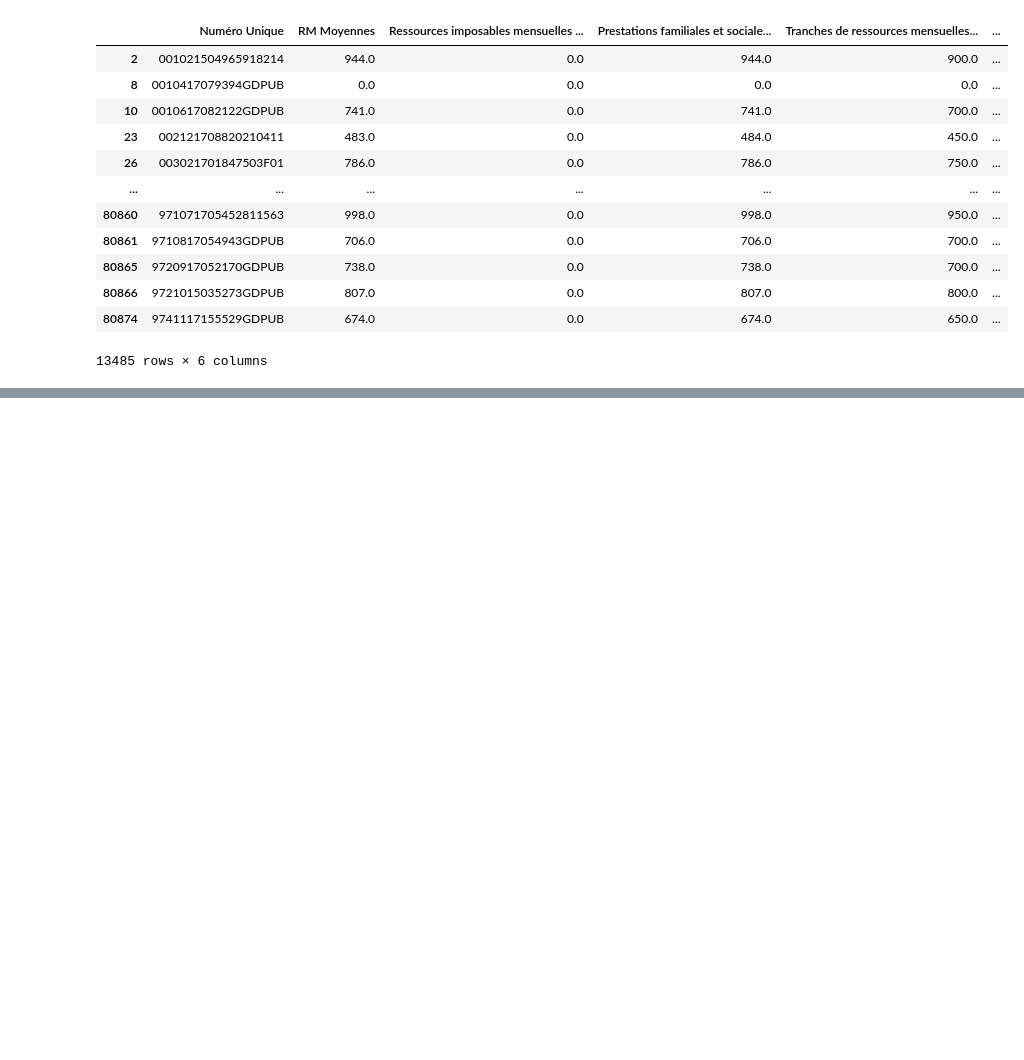
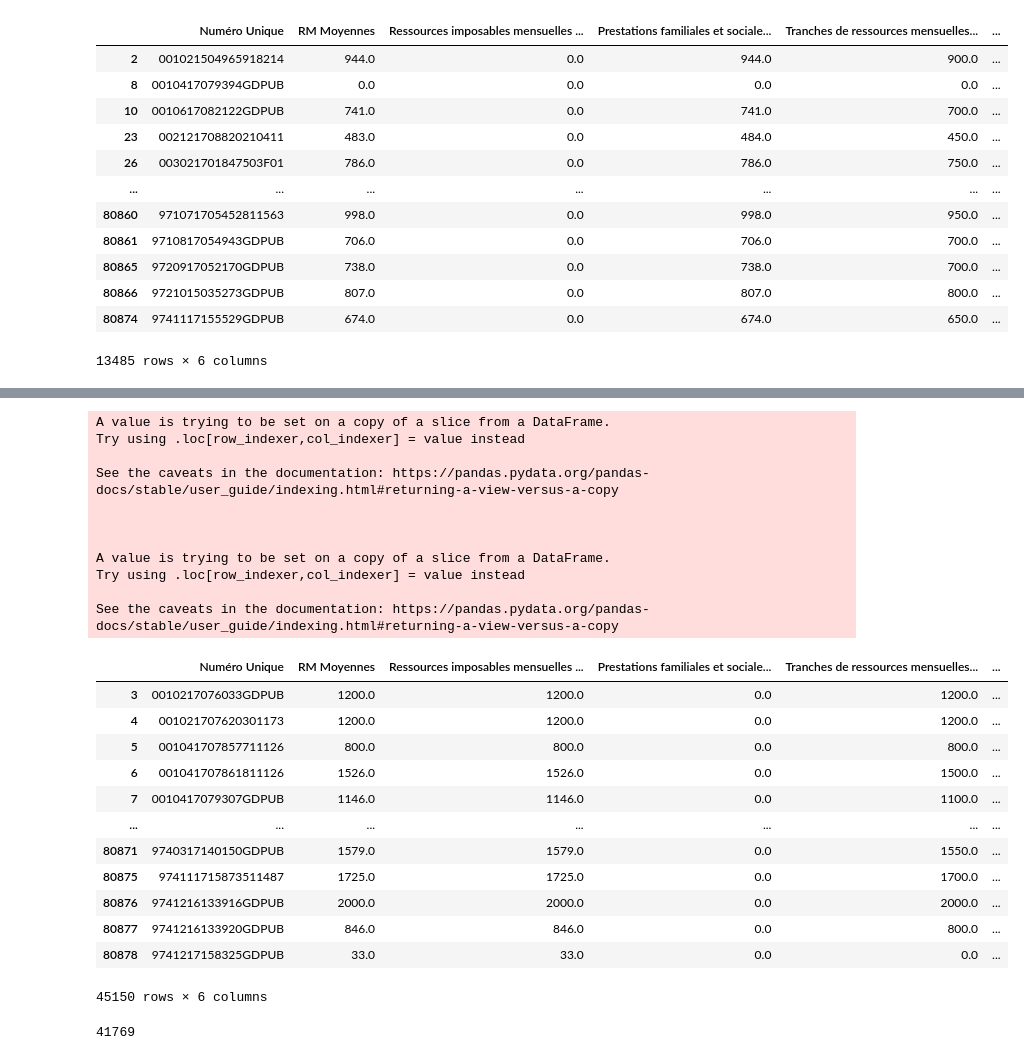
Before and after one commit to cmllbll/Social-Housing-in-France, a Jupyter notebook: Tableaux.ipynb, the cells around one changed output, grey strips where cells are left out. Saved outputs shown, nothing was run; the diff lists cells and outputs as text; code cells hidden in the pictures; blank space fills up the shorter version.

Commit message:
2D Tables RI/PFS

```diff
--- a/Tableaux.ipynb
+++ b/Tableaux.ipynb
@@ -637,0 +664,37 @@ ri
+# %%
+PFS['Tranches de RI']=0
+
+def pfs(rl):
+    for i in range(0, 2000, 50):
+        if i<rl and rl<=i+50:
+            return i
+        elif rl>2000:
+            return np.NaN
+
+PFS['Tranches de RI'] = PFS['Ressources imposables mensuelles moyennes (RI)'].apply(pfs)
+PFS
+# %% [output]
+A value is trying to be set on a copy of a slice from a DataFrame.
+Try using .loc[row_indexer,col_indexer] = value instead
+
+See the caveats in the documentation: https://pandas.pydata.org/pandas-docs/stable/user_guide/indexing.html#returning-a-view-versus-a-copy
+
+
+
+A value is trying to be set on a copy of a slice from a DataFrame.
+Try using .loc[row_indexer,col_indexer] = value instead
+
+See the caveats in the documentation: https://pandas.pydata.org/pandas-docs/stable/user_guide/indexing.html#returning-a-view-versus-a-copy
+|  | Numéro Unique | RM Moyennes | Ressources imposables mensuelles ... | Prestations familiales et sociale... | Tranches de ressources mensuelles... | ... |
+| 3 | 0010217076033GDPUB | 1200.0 | 1200.0 | 0.0 | 1200.0 | ... |
+| 4 | 001021707620301173 | 1200.0 | 1200.0 | 0.0 | 1200.0 | ... |
+| 5 | 001041707857711126 | 800.0 | 800.0 | 0.0 | 800.0 | ... |
+| 6 | 001041707861811126 | 1526.0 | 1526.0 | 0.0 | 1500.0 | ... |
+| 7 | 0010417079307GDPUB | 1146.0 | 1146.0 | 0.0 | 1100.0 | ... |
+| ... | ... | ... | ... | ... | ... | ... |
+| 80871 | 9740317140150GDPUB | 1579.0 | 1579.0 | 0.0 | 1550.0 | ... |
+| 80875 | 974111715873511487 | 1725.0 | 1725.0 | 0.0 | 1700.0 | ... |
+| 80876 | 9741216133916GDPUB | 2000.0 | 2000.0 | 0.0 | 2000.0 | ... |
+| 80877 | 9741216133920GDPUB | 846.0 | 846.0 | 0.0 | 800.0 | ... |
+| 80878 | 9741217158325GDPUB | 33.0 | 33.0 | 0.0 | 0.0 | ... |
+45150 rows × 6 columns
@@ -637,0 +705,4 @@ ri
+# %%
+pfs['Numéro Unique'].sum()
+# %% [output]
+41769
```
Also changed, not shown: parts of 16 cells of this notebook.
